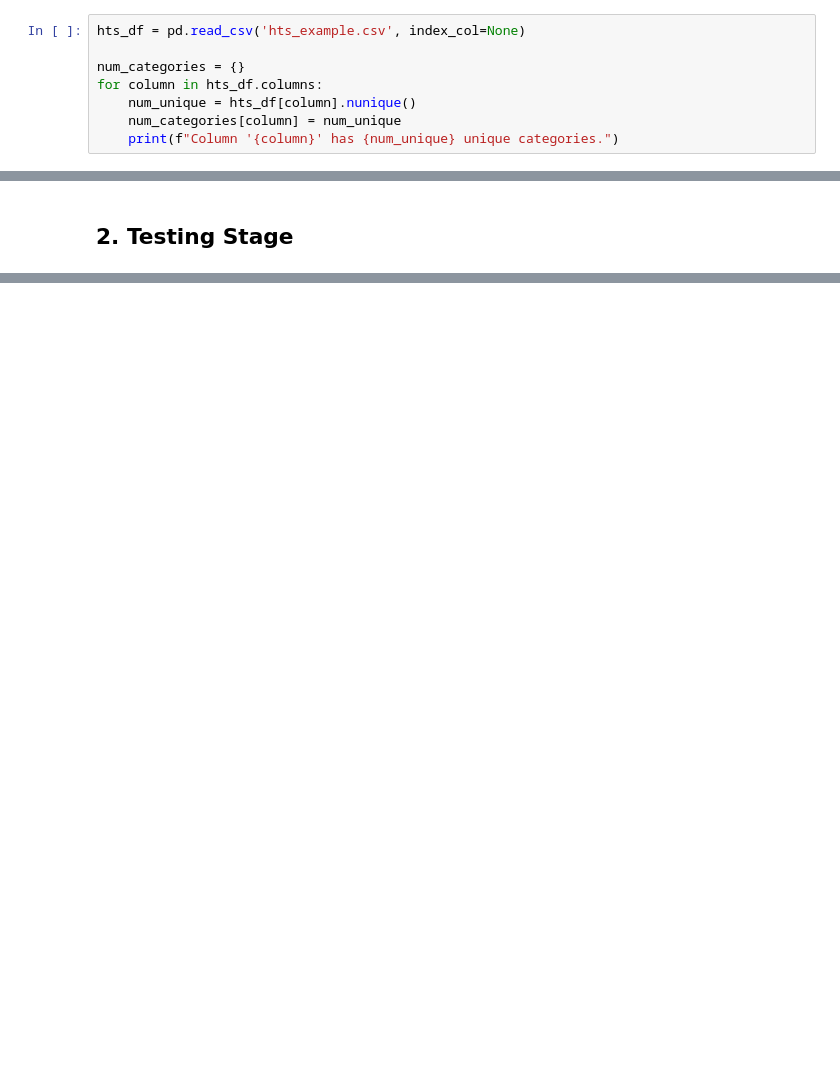
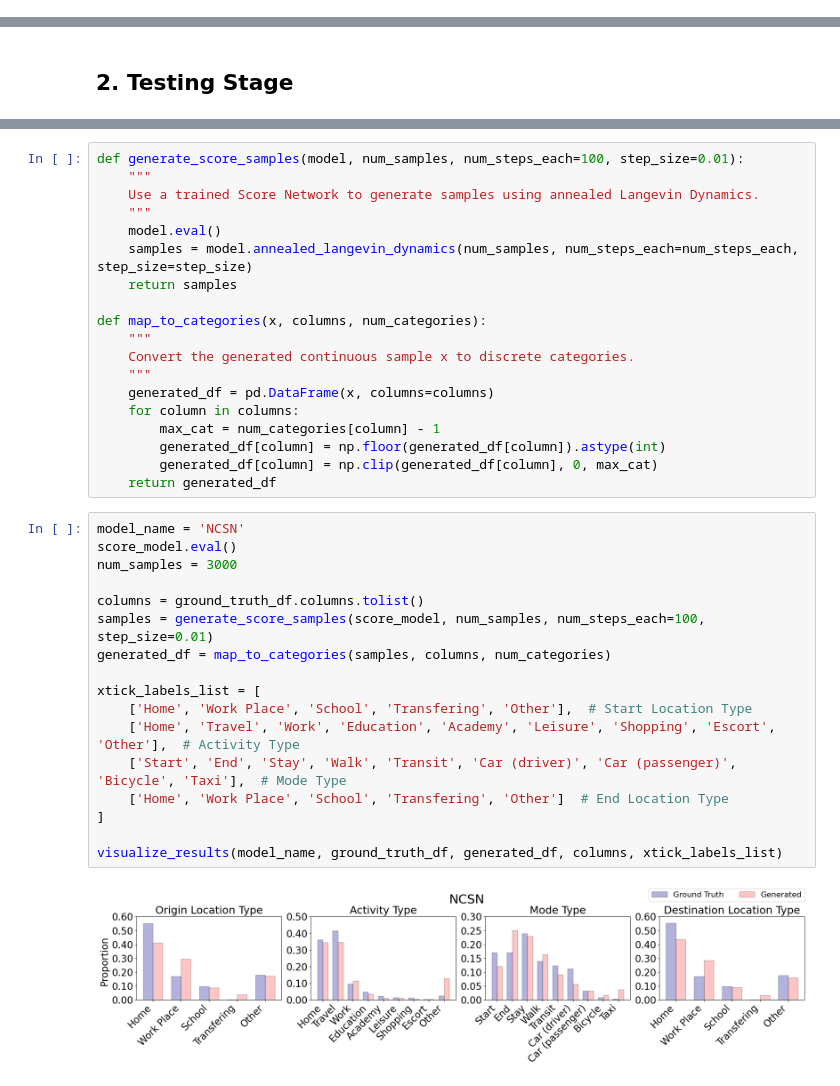
Before and after one commit to benchoi93/DGMinTransportation, a Jupyter notebook: Section4.1_Generating_Household_Travel_Survey_Data/Section4.1.6_Score_NCSN.ipynb, the cells around one changed output, grey strips where cells are left out. Saved outputs shown, nothing was run; the diff lists cells and outputs as text; blank space fills up the shorter version.

```diff
--- a/Section4.1_Generating_Household_Travel_Survey_Data/Section4.1.6_Score_NCSN.ipynb
+++ b/Section4.1_Generating_Household_Travel_Survey_Data/Section4.1.6_Score_NCSN.ipynb
@@ -19,8 +81,0 @@ device = torch.device('cuda' if torch.cuda.is_available() else 'cpu')
-# %%
-hts_df = pd.read_csv('hts_example.csv', index_col=None)
-
-num_categories = {}
-for column in hts_df.columns:
-    num_unique = hts_df[column].nunique()
-    num_categories[column] = num_unique
-    print(f"Column '{column}' has {num_unique} unique categories.")
@@ -201,0 +128,38 @@ plt.close()
+# %%
+def generate_score_samples(model, num_samples, num_steps_each=100, step_size=0.01):
+    """
+    Use a trained Score Network to generate samples using annealed Langevin Dynamics.
+    """
+    model.eval()
+    samples = model.annealed_langevin_dynamics(num_samples, num_steps_each=num_steps_each, step_size=step_size)
+    return samples
+
+def map_to_categories(x, columns, num_categories):
+    """
+    Convert the generated continuous sample x to discrete categories.
+    """
+    generated_df = pd.DataFrame(x, columns=columns)
+    for column in columns:
+        max_cat = num_categories[column] - 1
+        generated_df[column] = np.floor(generated_df[column]).astype(int)
+        generated_df[column] = np.clip(generated_df[column], 0, max_cat)
+    return generated_df
+# %%
+model_name = 'NCSN'
+score_model.eval()
+num_samples = 3000
+
+columns = ground_truth_df.columns.tolist()
+samples = generate_score_samples(score_model, num_samples, num_steps_each=100, step_size=0.01)
+generated_df = map_to_categories(samples, columns, num_categories)
+
+xtick_labels_list = [
+    ['Home', 'Work Place', 'School', 'Transfering', 'Other'],  # Start Location Type
+    ['Home', 'Travel', 'Work', 'Education', 'Academy', 'Leisure', 'Shopping', 'Escort', 'Other'],  # Activity Type
+    ['Start', 'End', 'Stay', 'Walk', 'Transit', 'Car (driver)', 'Car (passenger)', 'Bicycle', 'Taxi'],  # Mode Type
+    ['Home', 'Work Place', 'School', 'Transfering', 'Other']  # End Location Type
+]
+
+visualize_results(model_name, ground_truth_df, generated_df, columns, xtick_labels_list)
+# %% [output]
+[figure, added]
```
Also changed, not shown: parts of 11 cells of this notebook, 7 other files.
